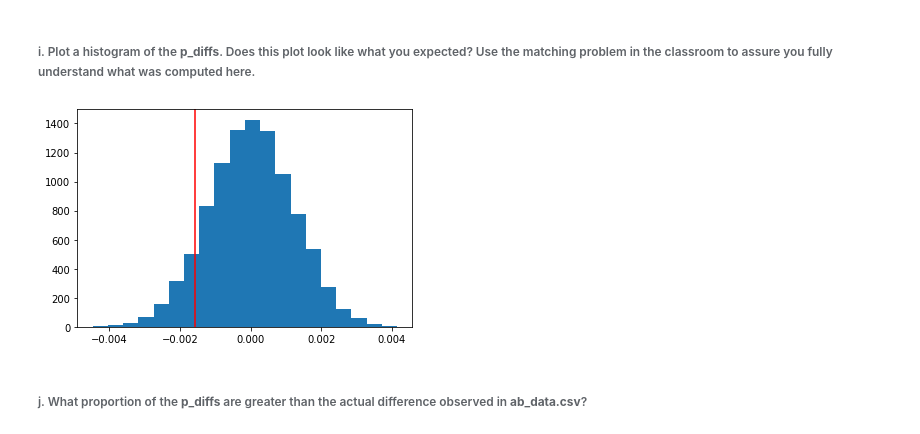
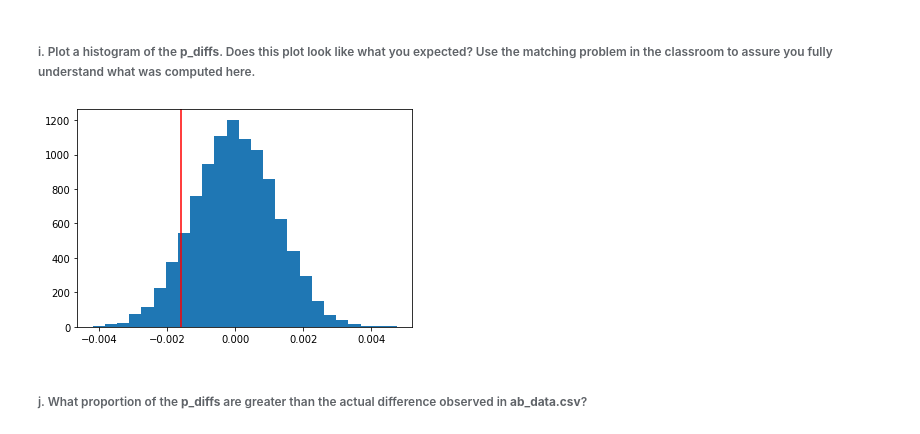
Before and after one commit to KasparLee/udacity-data-nanodegree, a Jupyter notebook: analyse-ab-test-results/report.ipynb, the cells around one changed output. Drawn from its saved outputs; the diff is of its cells as text; code cells hidden in the pictures.

Commit message:
Update A/B test project conversion rate simulation
Use native NumPy method as significantly faster to compute. Also fix incorrect hypothesis.

```diff
--- a/analyse-ab-test-results/report.ipynb
+++ b/analyse-ab-test-results/report.ipynb
@@ -244,13 +244,12 @@ original_obs_diff = conversion_rate_new - conversion_rate_old
 # Array to store simulated conversion rate differences
 p_diffs = []
 
-for _ in range(10000):
-    # Simulate new data for the old and new page
-    mean_old = np.random.choice([0, 1], n_old, p=[1 - p_old, p_old]).mean()
-    mean_new = np.random.choice([0, 1], n_new, p=[1 - p_new, p_new]).mean()
+# Simulate new data for the old and new page (as a binomial distribution)
+simulated_conversion_old = np.random.binomial(n_old, p_old, 10000)/n_old
+simulated_conversion_new = np.random.binomial(n_new, p_new, 10000)/n_new
 
-    # Save the difference in means to p_diffs
-    p_diffs.append(mean_new - mean_old)
+# Save the difference to p_diffs
+p_diffs = simulated_conversion_new - simulated_conversion_old
 
 # Convert to NumPy array
 p_diffs = np.array(p_diffs)
@@ -258,10 +257,10 @@ p_diffs = np.array(p_diffs)
 ###### i. Plot a histogram of the **p_diffs**.  Does this plot look like what you expected?  Use the matching problem in the classroom to assure you fully understand what was computed here.
 # %%
 # Plot histogram
-plt.hist(p_diffs, bins=20);
+plt.hist(p_diffs, bins=25);
 plt.axvline(x=original_obs_diff, color='red');
 # %% [output]
-[figure, old version]
+[figure, new version]
 # %% [markdown]
 ###### j. What proportion of the **p_diffs** are greater than the actual difference observed in **ab_data.csv**?
 # %%
```
Also changed, not shown: parts of 2 cells of this notebook, 1 other file.
